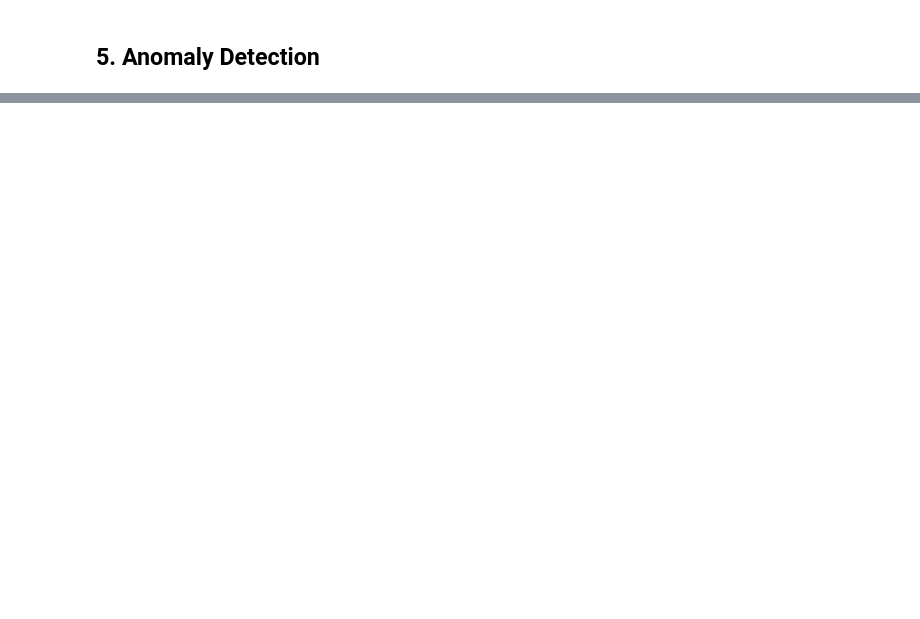
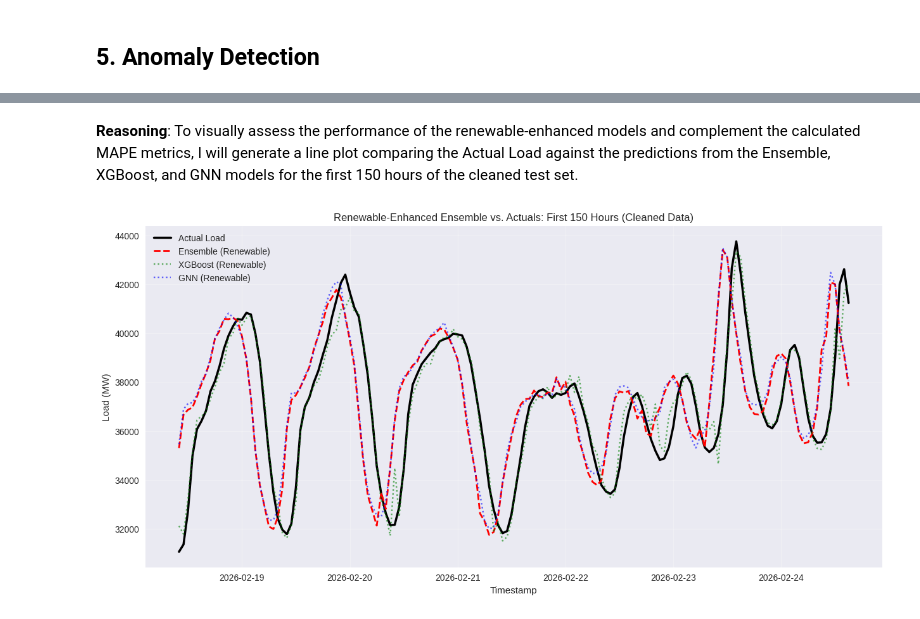
Before and after one commit to SaiDineshD/ercot, a Jupyter notebook: ercot_colab.ipynb, the cells around one changed output, grey strips where cells are left out. Drawn from its saved outputs; the diff is of its cells as text; code cells hidden in the pictures; blank space fills up the shorter version.

```diff
--- a/ercot_colab.ipynb
+++ b/ercot_colab.ipynb
@@ -138,0 +1364,28 @@ print("="*50)
+# %% [markdown]
+**Reasoning**:
+To visually assess the performance of the renewable-enhanced models and complement the calculated MAPE metrics, I will generate a line plot comparing the Actual Load against the predictions from the Ensemble, XGBoost, and GNN models for the first 150 hours of the cleaned test set.
+# %%
+# Visualize the results
+plt.figure(figsize=(15, 7))
+
+# Define a slice to view (e.g., first 150 hours of the test set)
+zoom_slice = slice(0, 150)
+
+# Plot Actuals (using the cleaned ground truth)
+# y_test_clean is a Series, we use its index for the x-axis
+subset_y = y_test_clean.iloc[zoom_slice]
+plt.plot(subset_y.index, subset_y.values, label='Actual Load', color='black', linewidth=2.5)
+
+# Plot Predictions (Align with the subset index)
+plt.plot(subset_y.index, ensemble_pred_clean[zoom_slice], label='Ensemble (Renewable)', color='red', linestyle='--', linewidth=2)
+plt.plot(subset_y.index, xgb_pred_clean[zoom_slice], label='XGBoost (Renewable)', color='green', linestyle=':', alpha=0.6)
+plt.plot(subset_y.index, gnn_pred_clean[zoom_slice], label='GNN (Renewable)', color='blue', linestyle=':', alpha=0.6)
+
+plt.title('Renewable-Enhanced Ensemble vs. Actuals: First 150 Hours (Cleaned Data)')
+plt.xlabel('Timestamp')
+plt.ylabel('Load (MW)')
+plt.legend()
+plt.grid(True, alpha=0.3)
+plt.show()
+# %% [output]
+[figure, added]
```
Also changed, not shown: parts of 82 cells of this notebook.
